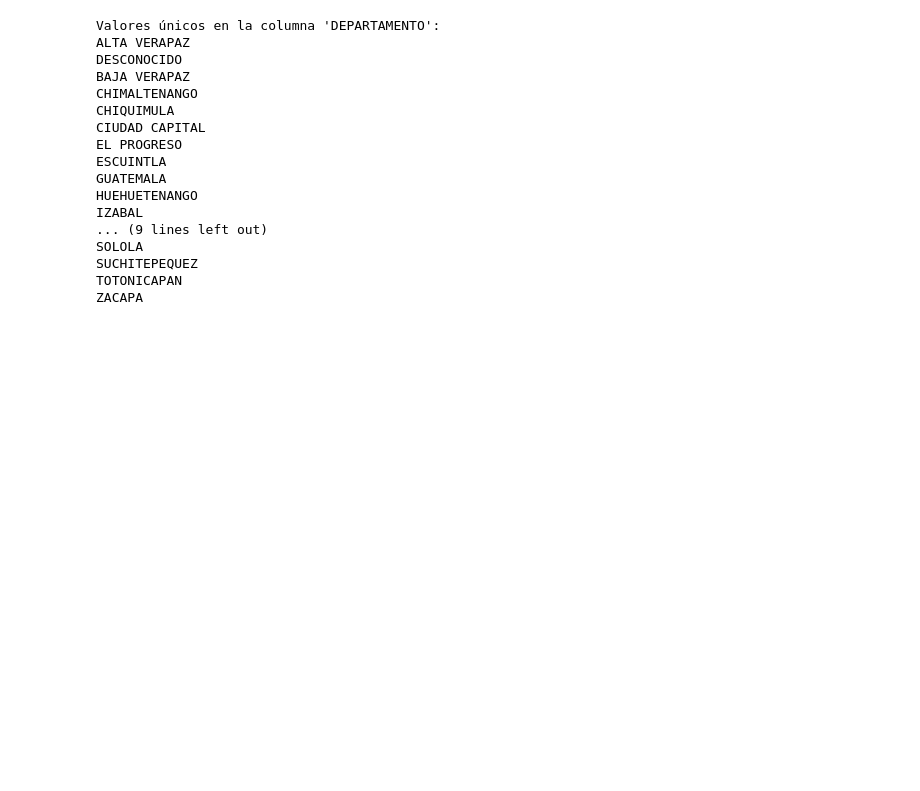
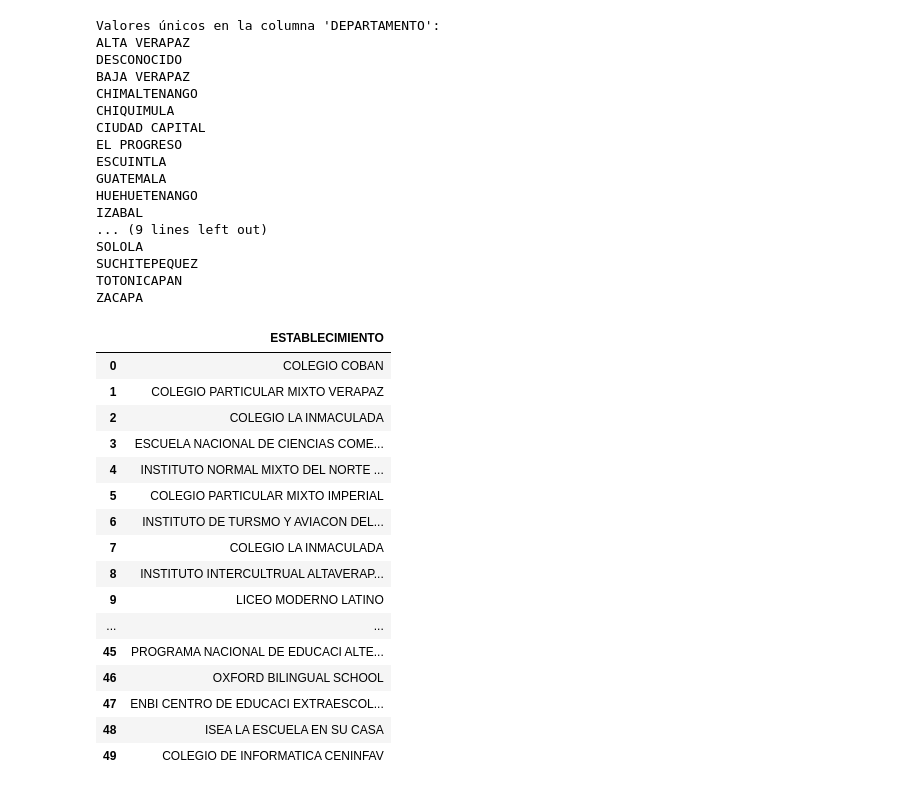
Before and after one commit to Gustixa/P1_DS, a Jupyter notebook: p1.ipynb, the cells around one changed output. Saved outputs shown, nothing was run; the diff lists cells and outputs as text; code cells hidden in the pictures; blank space fills up the shorter version.

```diff
--- a/p1.ipynb
+++ b/p1.ipynb
@@ -317,3 +317,48 @@ data['ESTABLECIMIENTO'] = data['ESTABLECIMIENTO'].str.replace('[^A-Za-z0-9 ]+',
 
 # Reemplazar múltiples espacios por un solo espacio
 data['ESTABLECIMIENTO'] = data['ESTABLECIMIENTO'].str.replace(r'\s+', ' ', regex=True)
+# %%
+import unicodedata
+
+import unicodedata
+
+def limpiar_cadena(cadena):
+    # Remover comillas y guiones
+    caracteres_a_remover = ["'", '"', '-']
+    for caracter in caracteres_a_remover:
+        cadena = cadena.replace(caracter, '')
+
+    # Normalizar texto y eliminar acentos
+    cadena_sin_tildes = unicodedata.normalize('NFKD', cadena)
+    cadena_sin_tildes = cadena_sin_tildes.encode('ASCII', 'ignore').decode('ASCII')
+
+    # Quitar comillas de inicio y fin si están presentes
+    if len(cadena_sin_tildes) > 1 and cadena_sin_tildes[0] == cadena_sin_tildes[-1] == '"':
+        cadena_sin_tildes = cadena_sin_tildes[1:-1]
+
+    return cadena_sin_tildes
+
+
+# Aplicar la función a la columna 'ESTABLECIMIENTO'
+data['ESTABLECIMIENTO'] = data['ESTABLECIMIENTO'].apply(limpiar_cadena)
+
+# Verificar los cambios
+data[['ESTABLECIMIENTO']].head(50)
+# %% [output]
+|  | ESTABLECIMIENTO |
+| 0 | COLEGIO COBAN |
+| 1 | COLEGIO PARTICULAR MIXTO VERAPAZ |
+| 2 | COLEGIO LA INMACULADA |
+| 3 | ESCUELA NACIONAL DE CIENCIAS COME... |
+| 4 | INSTITUTO NORMAL MIXTO DEL NORTE ... |
+| 5 | COLEGIO PARTICULAR MIXTO IMPERIAL |
+| 6 | INSTITUTO DE TURSMO Y AVIACON DEL... |
+| 7 | COLEGIO LA INMACULADA |
+| 8 | INSTITUTO INTERCULTRUAL ALTAVERAP... |
+| 9 | LICEO MODERNO LATINO |
+| ... | ... |
+| 45 | PROGRAMA NACIONAL DE EDUCACI ALTE... |
+| 46 | OXFORD BILINGUAL SCHOOL |
+| 47 | ENBI CENTRO DE EDUCACI EXTRAESCOL... |
+| 48 | ISEA LA ESCUELA EN SU CASA |
+| 49 | COLEGIO DE INFORMATICA CENINFAV |
```
Also changed, not shown: parts of 3 cells of this notebook.
